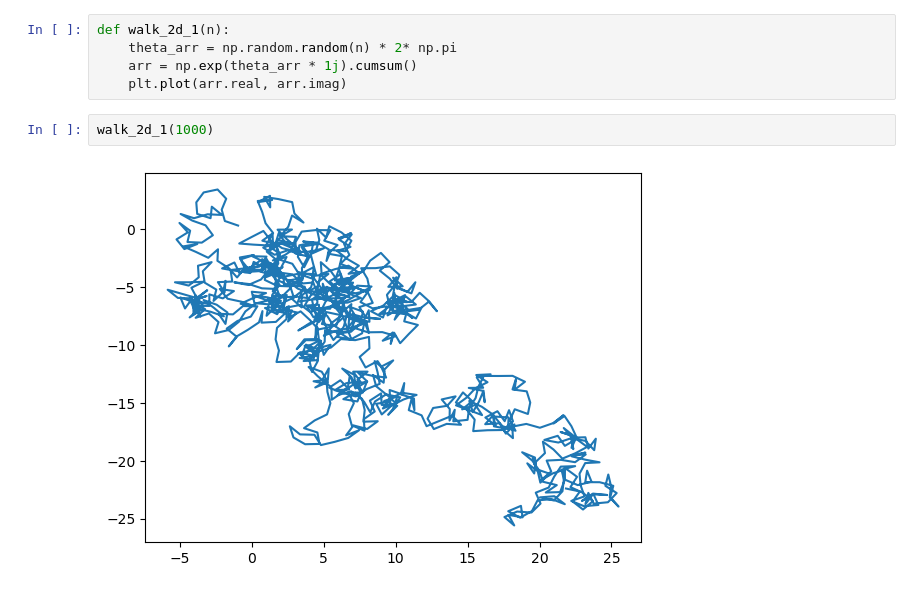
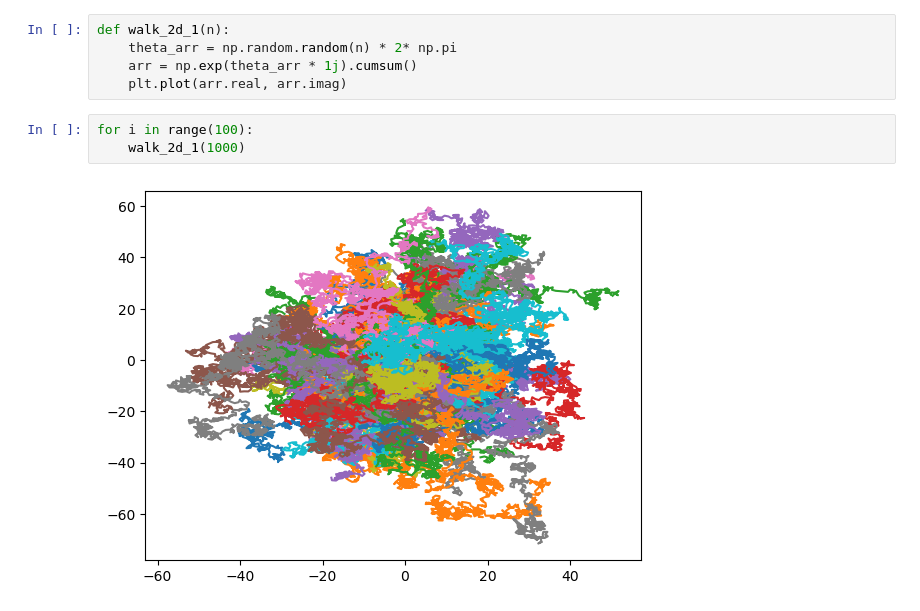
Before and after one commit to dsgiitr/lecture-assignments-y23, a Jupyter notebook: aakashks/pre-lecture-1/randomness.ipynb, the cells around one changed output. Cells and saved outputs as stored; diff of their text form.

```diff
--- a/aakashks/pre-lecture-1/randomness.ipynb
+++ b/aakashks/pre-lecture-1/randomness.ipynb
@@ -114,6 +114,7 @@ def walk_2d_1(n):
     arr = np.exp(theta_arr * 1j).cumsum()
     plt.plot(arr.real, arr.imag)
 # %%
-walk_2d_1(1000)
+for i in range(100):
+    walk_2d_1(1000)
 # %% [output]
-[figure, old version]
+[figure, new version]
```
Also changed, not shown: parts of 7 cells of this notebook.
